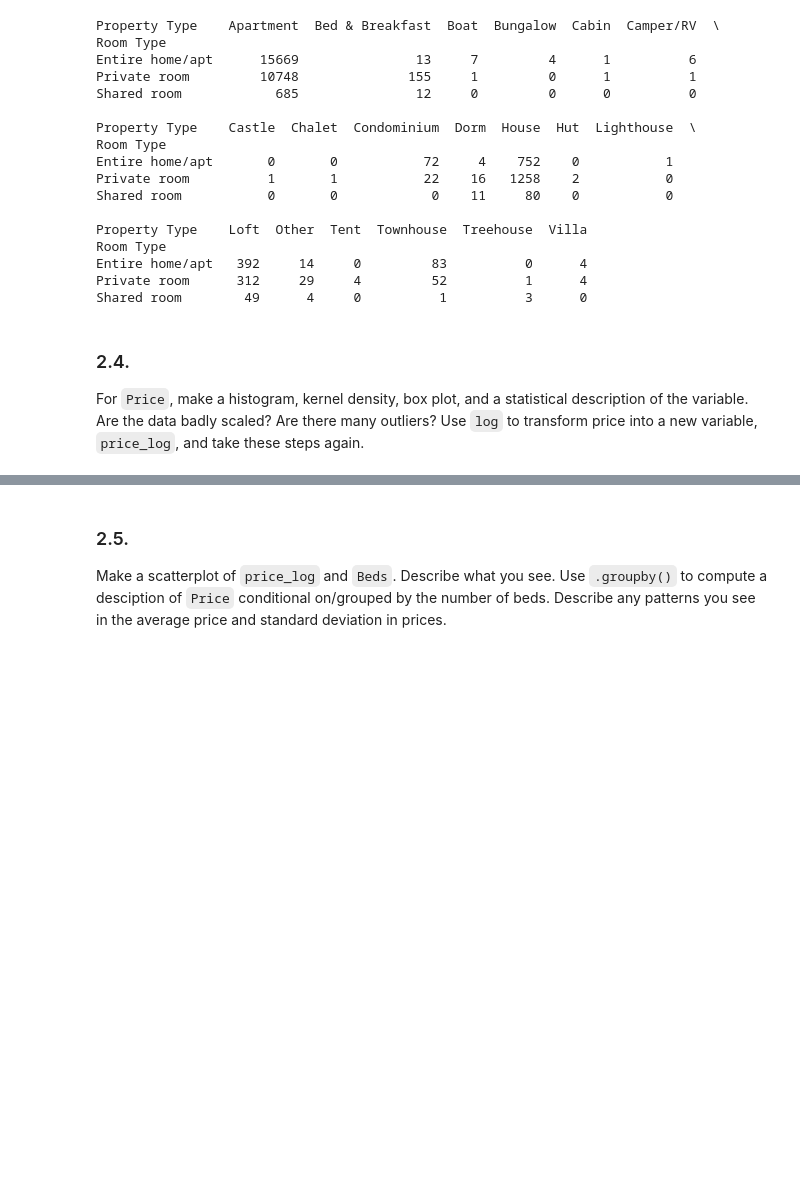
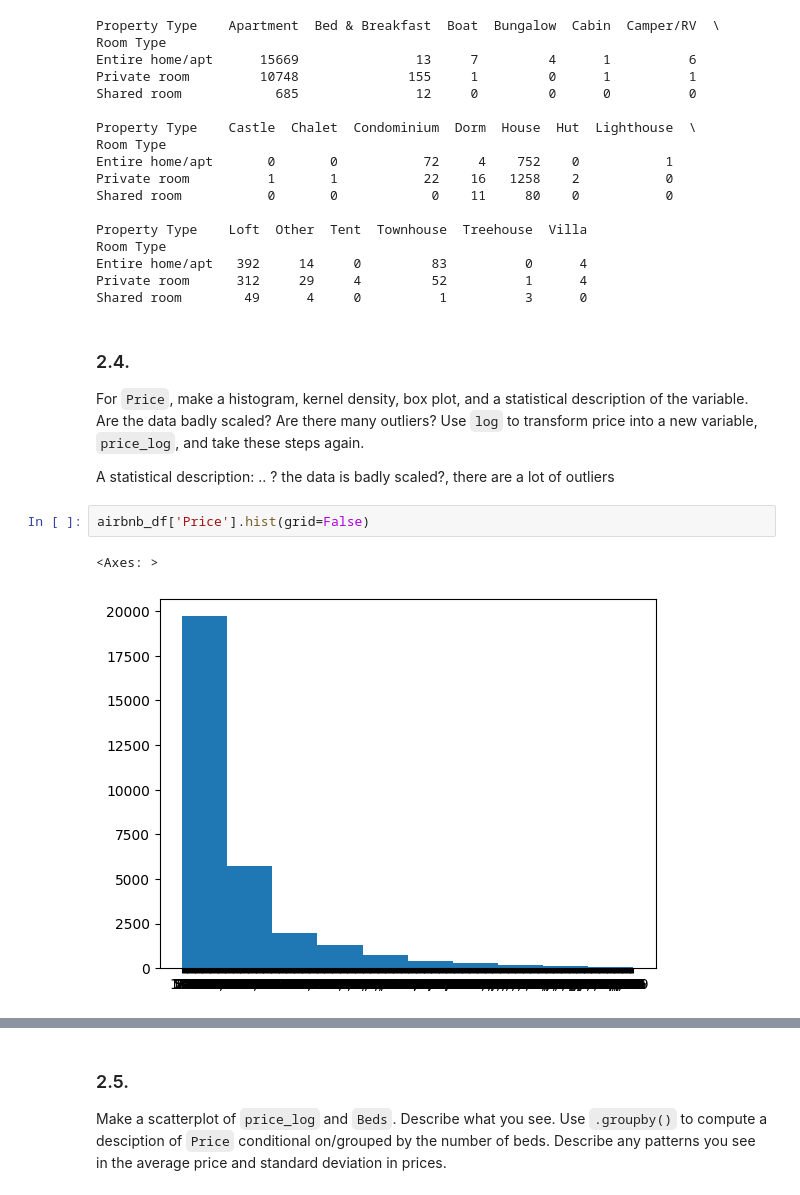
Before and after one commit to emilyzyzhou/eda_assignment, a Jupyter notebook: assignment.ipynb, the cells around one changed output, grey strips where cells are left out. Saved outputs shown, nothing was run; the diff lists cells and outputs as text; blank space fills up the shorter version.

```diff
--- a/assignment.ipynb
+++ b/assignment.ipynb
@@ -101,3 +101,11 @@ Shared room        49      4     0          1          3      0
 # %% [markdown]
 ### 2.4.
  For `Price`, make a histogram, kernel density, box plot, and a statistical description of the variable. Are the data badly scaled? Are there many outliers? Use `log` to transform price into a new variable, `price_log`, and take these steps again.
+
+A statistical description: .. ? </br>
+the data is badly scaled?, there are a lot of outliers
+# %%
+airbnb_df['Price'].hist(grid=False)
+# %% [output]
+<Axes: >
+[figure, added]
```
Also changed, not shown: parts of 2 cells of this notebook.
